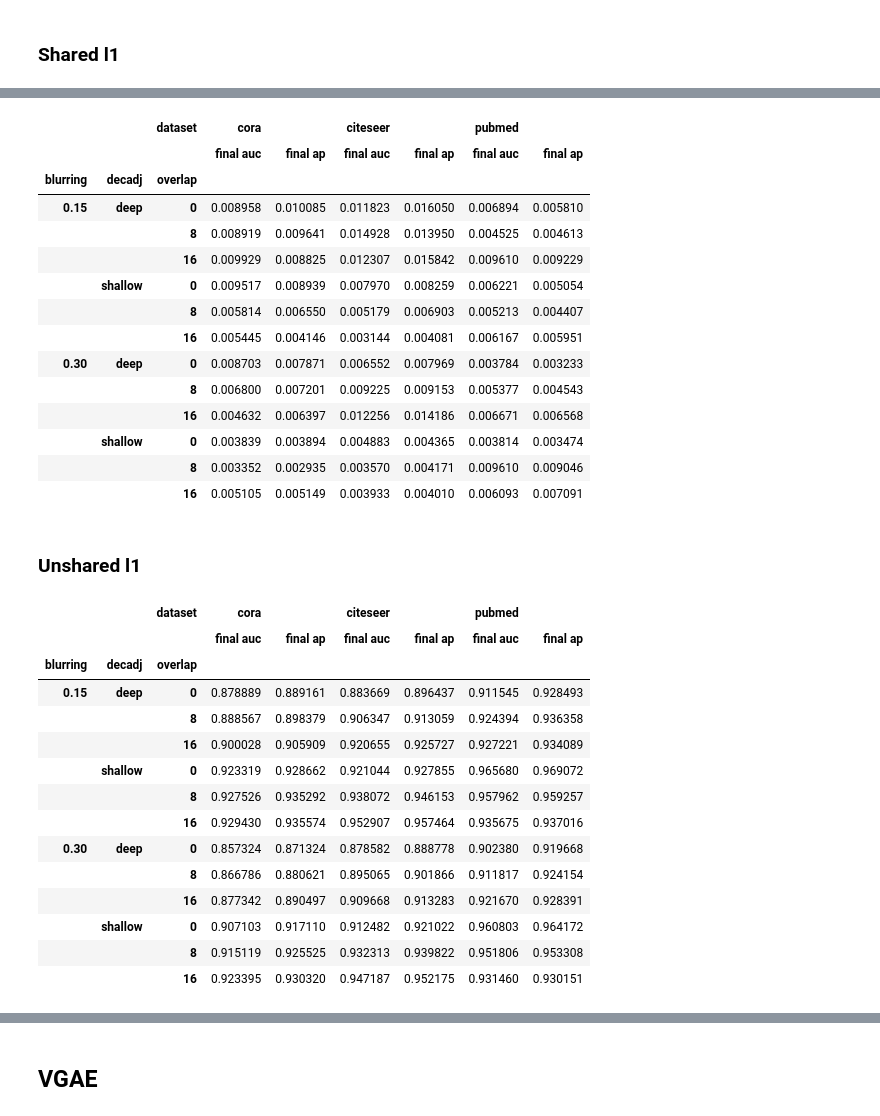
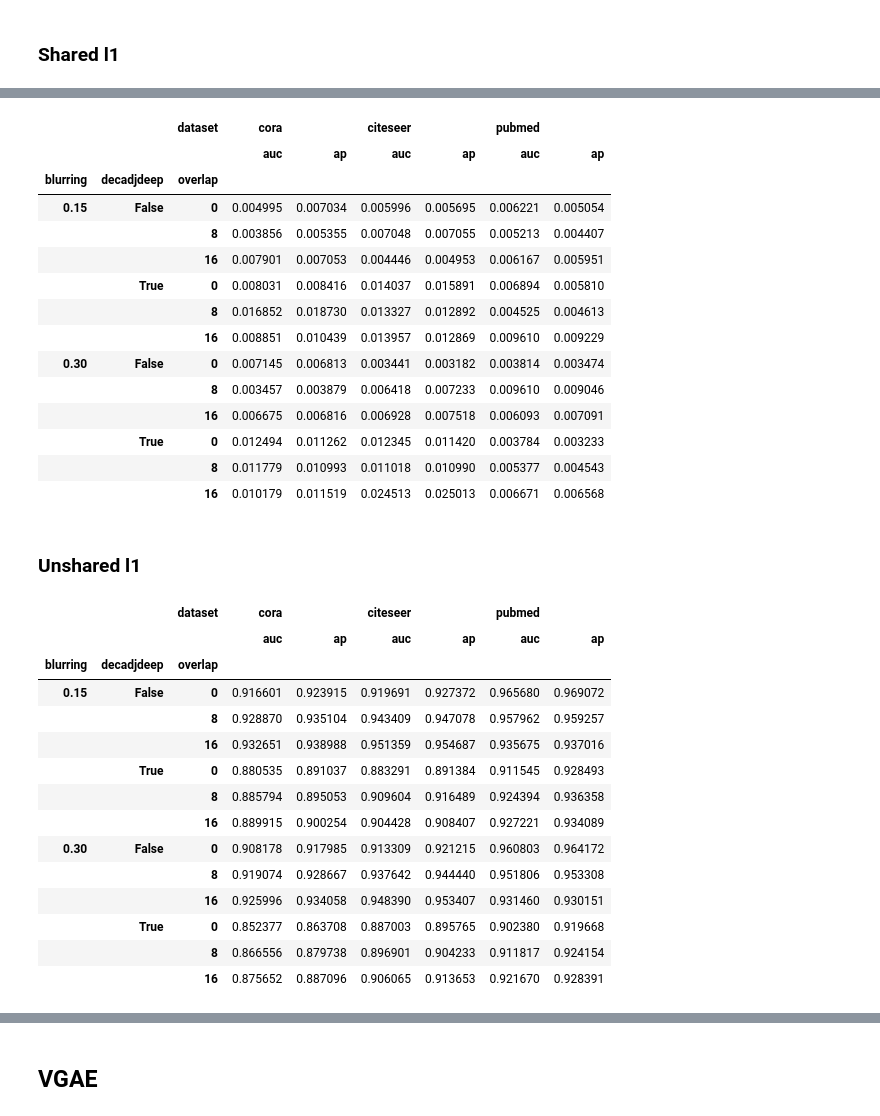
Before and after one commit to ixxi-dante/an2vec, a Jupyter notebook: julia/gae-benchmark-results.ipynb, the cells around one changed output, grey strips where cells are left out. Drawn from its saved outputs; the diff is of its cells as text; code cells hidden in the pictures.

```diff
--- a/julia/gae-benchmark-results.ipynb
+++ b/julia/gae-benchmark-results.ipynb
@@ -55,6 +11,13 @@ No match: ../data/behaviour/gae-benchmarks/julia-vgae/citeseer-blurring=0.30-sam
+# %%
+results = pd.read_csv('../data/behaviour/gae-benchmarks/lp-bias=[true, false]-sharedl1=[true, false]-'
+                      'decadjdeep=[true, false]-dataset=[cora, citeseer, pubmed]-'
+                      'overlap=[0, 8, 16]-testprop=[0.15, 0.30]-nsamples=10.csv.gz',
+                      compression='gzip')
+last_epoch = sorted(np.unique(results.epoch))[-1]
+results = results[results.epoch == last_epoch]
 # %%
-averages = results.groupby(['bias', 'l1', 'decadj', 'dataset', 'overlap', 'blurring']).mean()
-stds = results.groupby(['bias', 'l1', 'decadj', 'dataset', 'overlap', 'blurring']).std()
+averages = results.groupby(['bias', 'sharedl1', 'decadjdeep', 'dataset', 'overlap', 'blurring']).mean()
+stds = results.groupby(['bias', 'sharedl1', 'decadjdeep', 'dataset', 'overlap', 'blurring']).std()
 # %% [markdown]
 ### Shared l1
 # %%
@@ -82,47 +45,47 @@ averages.xs(['no', 'shared'])\
 # %%
-stds.xs(['no', 'shared'])\
-    [['final auc', 'final ap']]\
+stds.xs([False, True])\
+    [['auc', 'ap']]\
     .stack().unstack([1, 4])\
-    .reorder_levels(['blurring', 'decadj', 'overlap']).sort_index()\
+    .reorder_levels(['blurring', 'decadjdeep', 'overlap']).sort_index()\
     [['cora', 'citeseer', 'pubmed']]
 # %% [output]
 |  |  | dataset | cora |  | citeseer |  | pubmed |  |
-|  |  |  | final auc | final ap | final auc | final ap | final auc | final ap |
-| blurring | decadj | overlap |  |  |  |  |  |  |
-| 0.15 | deep | 0 | 0.008958 | 0.010085 | 0.011823 | 0.016050 | 0.006894 | 0.005810 |
-|  |  | 8 | 0.008919 | 0.009641 | 0.014928 | 0.013950 | 0.004525 | 0.004613 |
-|  |  | 16 | 0.009929 | 0.008825 | 0.012307 | 0.015842 | 0.009610 | 0.009229 |
-|  | shallow | 0 | 0.009517 | 0.008939 | 0.007970 | 0.008259 | 0.006221 | 0.005054 |
-|  |  | 8 | 0.005814 | 0.006550 | 0.005179 | 0.006903 | 0.005213 | 0.004407 |
-|  |  | 16 | 0.005445 | 0.004146 | 0.003144 | 0.004081 | 0.006167 | 0.005951 |
-| 0.30 | deep | 0 | 0.008703 | 0.007871 | 0.006552 | 0.007969 | 0.003784 | 0.003233 |
-|  |  | 8 | 0.006800 | 0.007201 | 0.009225 | 0.009153 | 0.005377 | 0.004543 |
-|  |  | 16 | 0.004632 | 0.006397 | 0.012256 | 0.014186 | 0.006671 | 0.006568 |
-|  | shallow | 0 | 0.003839 | 0.003894 | 0.004883 | 0.004365 | 0.003814 | 0.003474 |
-|  |  | 8 | 0.003352 | 0.002935 | 0.003570 | 0.004171 | 0.009610 | 0.009046 |
-|  |  | 16 | 0.005105 | 0.005149 | 0.003933 | 0.004010 | 0.006093 | 0.007091 |
+|  |  |  | auc | ap | auc | ap | auc | ap |
+| blurring | decadjdeep | overlap |  |  |  |  |  |  |
+| 0.15 | False | 0 | 0.004995 | 0.007034 | 0.005996 | 0.005695 | 0.006221 | 0.005054 |
+|  |  | 8 | 0.003856 | 0.005355 | 0.007048 | 0.007055 | 0.005213 | 0.004407 |
+|  |  | 16 | 0.007901 | 0.007053 | 0.004446 | 0.004953 | 0.006167 | 0.005951 |
+|  | True | 0 | 0.008031 | 0.008416 | 0.014037 | 0.015891 | 0.006894 | 0.005810 |
+|  |  | 8 | 0.016852 | 0.018730 | 0.013327 | 0.012892 | 0.004525 | 0.004613 |
+|  |  | 16 | 0.008851 | 0.010439 | 0.013957 | 0.012869 | 0.009610 | 0.009229 |
+| 0.30 | False | 0 | 0.007145 | 0.006813 | 0.003441 | 0.003182 | 0.003814 | 0.003474 |
+|  |  | 8 | 0.003457 | 0.003879 | 0.006418 | 0.007233 | 0.009610 | 0.009046 |
+|  |  | 16 | 0.006675 | 0.006816 | 0.006928 | 0.007518 | 0.006093 | 0.007091 |
+|  | True | 0 | 0.012494 | 0.011262 | 0.012345 | 0.011420 | 0.003784 | 0.003233 |
+|  |  | 8 | 0.011779 | 0.010993 | 0.011018 | 0.010990 | 0.005377 | 0.004543 |
+|  |  | 16 | 0.010179 | 0.011519 | 0.024513 | 0.025013 | 0.006671 | 0.006568 |
 # %% [markdown]
 ### Unshared l1
 # %%
-averages.xs(['no', 'unshared'])\
-    [['final auc', 'final ap']]\
+averages.xs([False, False])\
+    [['auc', 'ap']]\
     .stack().unstack([1, 4])\
-    .reorder_levels(['blurring', 'decadj', 'overlap']).sort_index()\
+    .reorder_levels(['blurring', 'decadjdeep', 'overlap']).sort_index()\
     [['cora', 'citeseer', 'pubmed']]
 # %% [output]
 |  |  | dataset | cora |  | citeseer |  | pubmed |  |
-|  |  |  | final auc | final ap | final auc | final ap | final auc | final ap |
-| blurring | decadj | overlap |  |  |  |  |  |  |
-| 0.15 | deep | 0 | 0.878889 | 0.889161 | 0.883669 | 0.896437 | 0.911545 | 0.928493 |
-|  |  | 8 | 0.888567 | 0.898379 | 0.906347 | 0.913059 | 0.924394 | 0.936358 |
-|  |  | 16 | 0.900028 | 0.905909 | 0.920655 | 0.925727 | 0.927221 | 0.934089 |
-|  | shallow | 0 | 0.923319 | 0.928662 | 0.921044 | 0.927855 | 0.965680 | 0.969072 |
-|  |  | 8 | 0.927526 | 0.935292 | 0.938072 | 0.946153 | 0.957962 | 0.959257 |
-|  |  | 16 | 0.929430 | 0.935574 | 0.952907 | 0.957464 | 0.935675 | 0.937016 |
-| 0.30 | deep | 0 | 0.857324 | 0.871324 | 0.878582 | 0.888778 | 0.902380 | 0.919668 |
-|  |  | 8 | 0.866786 | 0.880621 | 0.895065 | 0.901866 | 0.911817 | 0.924154 |
-|  |  | 16 | 0.877342 | 0.890497 | 0.909668 | 0.913283 | 0.921670 | 0.928391 |
-|  | shallow | 0 | 0.907103 | 0.917110 | 0.912482 | 0.921022 | 0.960803 | 0.964172 |
-|  |  | 8 | 0.915119 | 0.925525 | 0.932313 | 0.939822 | 0.951806 | 0.953308 |
-|  |  | 16 | 0.923395 | 0.930320 | 0.947187 | 0.952175 | 0.931460 | 0.930151 |
+|  |  |  | auc | ap | auc | ap | auc | ap |
+| blurring | decadjdeep | overlap |  |  |  |  |  |  |
+| 0.15 | False | 0 | 0.916601 | 0.923915 | 0.919691 | 0.927372 | 0.965680 | 0.969072 |
+|  |  | 8 | 0.928870 | 0.935104 | 0.943409 | 0.947078 | 0.957962 | 0.959257 |
+|  |  | 16 | 0.932651 | 0.938988 | 0.951359 | 0.954687 | 0.935675 | 0.937016 |
+|  | True | 0 | 0.880535 | 0.891037 | 0.883291 | 0.891384 | 0.911545 | 0.928493 |
+|  |  | 8 | 0.885794 | 0.895053 | 0.909604 | 0.916489 | 0.924394 | 0.936358 |
+|  |  | 16 | 0.889915 | 0.900254 | 0.904428 | 0.908407 | 0.927221 | 0.934089 |
+| 0.30 | False | 0 | 0.908178 | 0.917985 | 0.913309 | 0.921215 | 0.960803 | 0.964172 |
+|  |  | 8 | 0.919074 | 0.928667 | 0.937642 | 0.944440 | 0.951806 | 0.953308 |
+|  |  | 16 | 0.925996 | 0.934058 | 0.948390 | 0.953407 | 0.931460 | 0.930151 |
+|  | True | 0 | 0.852377 | 0.863708 | 0.887003 | 0.895765 | 0.902380 | 0.919668 |
+|  |  | 8 | 0.866556 | 0.879738 | 0.896901 | 0.904233 | 0.911817 | 0.924154 |
+|  |  | 16 | 0.875652 | 0.887096 | 0.906065 | 0.913653 | 0.921670 | 0.928391 |
 # %%
```
Also changed, not shown: parts of 8 cells of this notebook, 1 other file.
